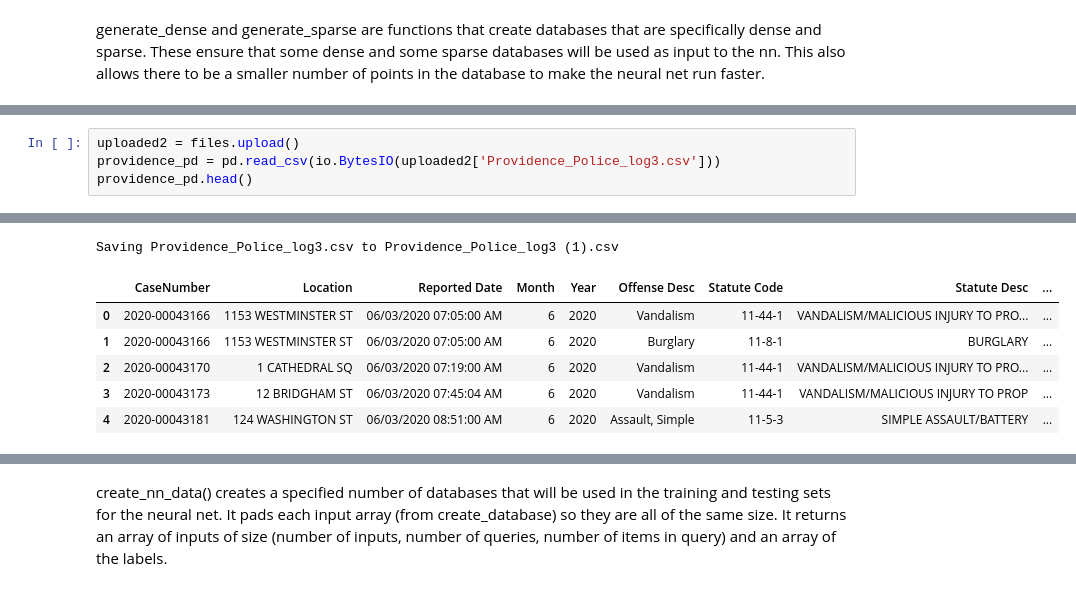
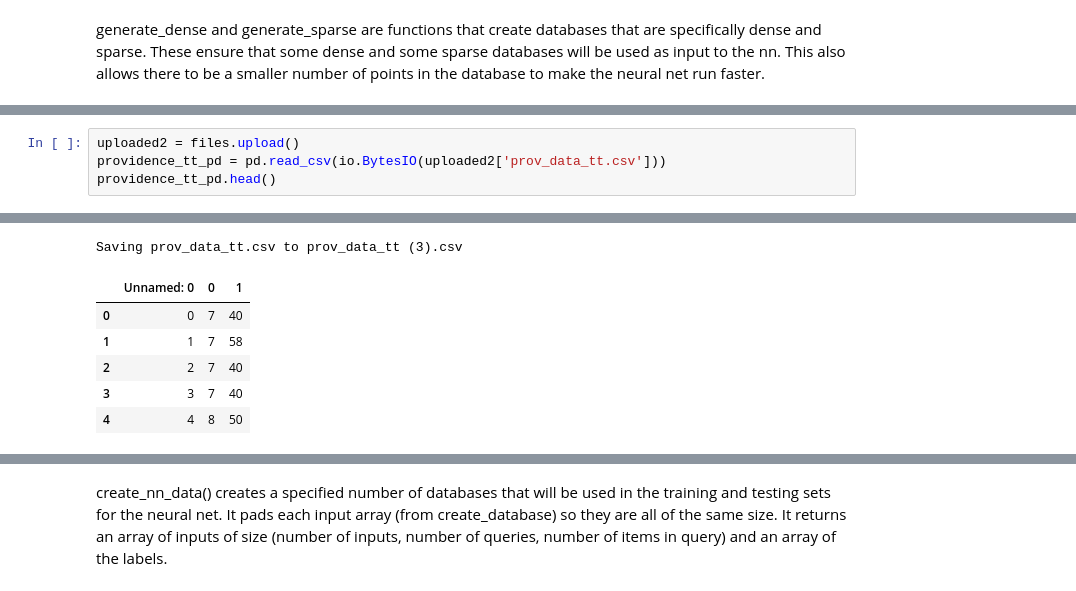
Before and after one commit to sierra187/research_fall2020, a Jupyter notebook: data_generation.ipynb, the cells around one changed output, grey strips where cells are left out. Saved outputs shown, nothing was run; the diff lists cells and outputs as text.

Commit message:
providence data works

```diff
--- a/data_generation.ipynb
+++ b/data_generation.ipynb
@@ -237,14 +237,14 @@ Saving crimesmap2.csv to crimesmap2 (3).csv
 | 4 | JC501181 | 11/06/2019 06:49:00 PM | 040XX E 134TH ST | 460 | BATTERY | SIMPLE | ... |
 # %%
 uploaded2 = files.upload()
-providence_pd = pd.read_csv(io.BytesIO(uploaded2['Providence_Police_log3.csv']))
-providence_pd.head()
+providence_tt_pd = pd.read_csv(io.BytesIO(uploaded2['prov_data_tt.csv']))
+providence_tt_pd.head()
 # %% [output]
 [interactive output not drawn]
-Saving Providence_Police_log3.csv to Providence_Police_log3 (1).csv
+Saving prov_data_tt.csv to prov_data_tt (3).csv
-|  | CaseNumber | Location | Reported Date | Month | Year | Offense Desc | Statute Code | Statute Desc | ... |
-| 0 | 2020-00043166 | 1153 WESTMINSTER ST | 06/03/2020 07:05:00 AM | 6 | 2020 | Vandalism | 11-44-1 | VANDALISM/MALICIOUS INJURY TO PRO... | ... |
-| 1 | 2020-00043166 | 1153 WESTMINSTER ST | 06/03/2020 07:05:00 AM | 6 | 2020 | Burglary | 11-8-1 | BURGLARY | ... |
-| 2 | 2020-00043170 | 1 CATHEDRAL SQ | 06/03/2020 07:19:00 AM | 6 | 2020 | Vandalism | 11-44-1 | VANDALISM/MALICIOUS INJURY TO PRO... | ... |
-| 3 | 2020-00043173 | 12 BRIDGHAM ST | 06/03/2020 07:45:04 AM | 6 | 2020 | Vandalism | 11-44-1 | VANDALISM/MALICIOUS INJURY TO PROP | ... |
-| 4 | 2020-00043181 | 124 WASHINGTON ST | 06/03/2020 08:51:00 AM | 6 | 2020 | Assault, Simple | 11-5-3 | SIMPLE ASSAULT/BATTERY | ... |
+|  | Unnamed: 0 | 0 | 1 |
+| 0 | 0 | 7 | 40 |
+| 1 | 1 | 7 | 58 |
+| 2 | 2 | 7 | 40 |
+| 3 | 3 | 7 | 40 |
+| 4 | 4 | 8 | 50 |
```
Also changed, not shown: parts of 13 cells of this notebook.
